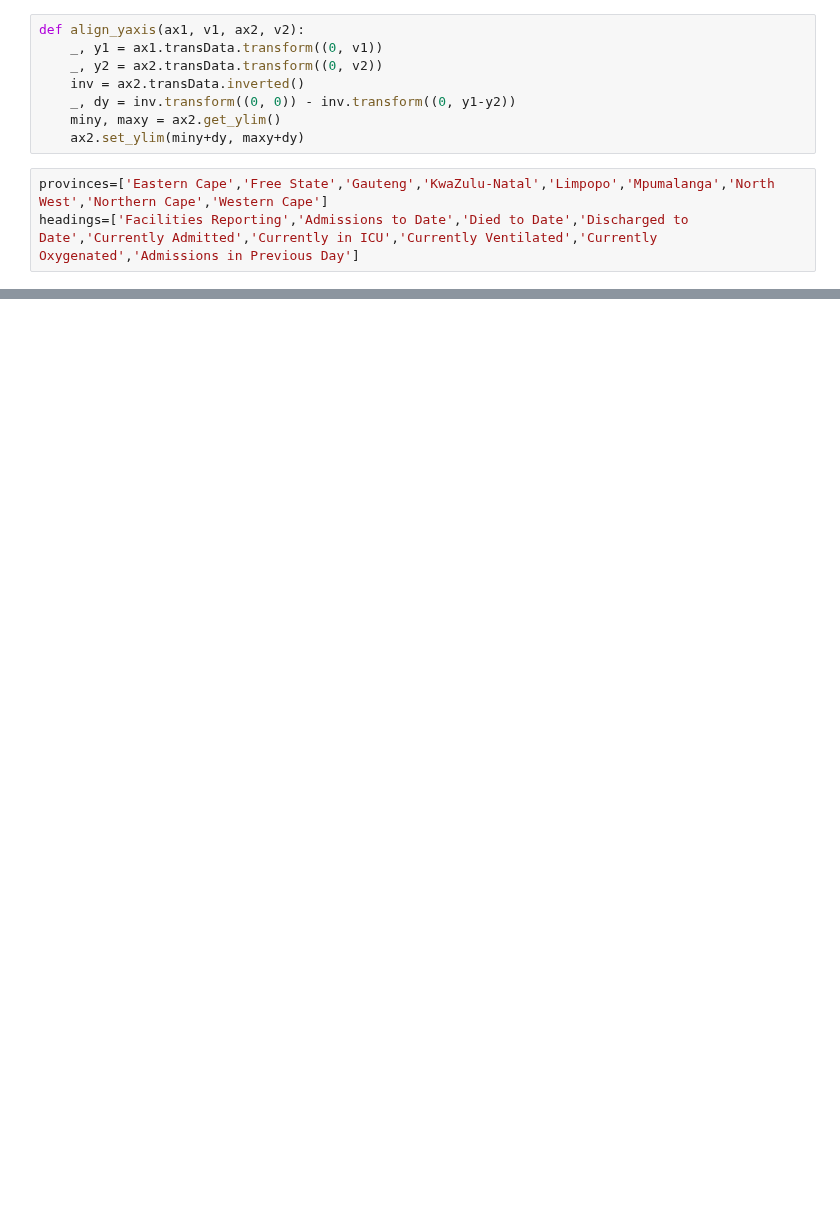
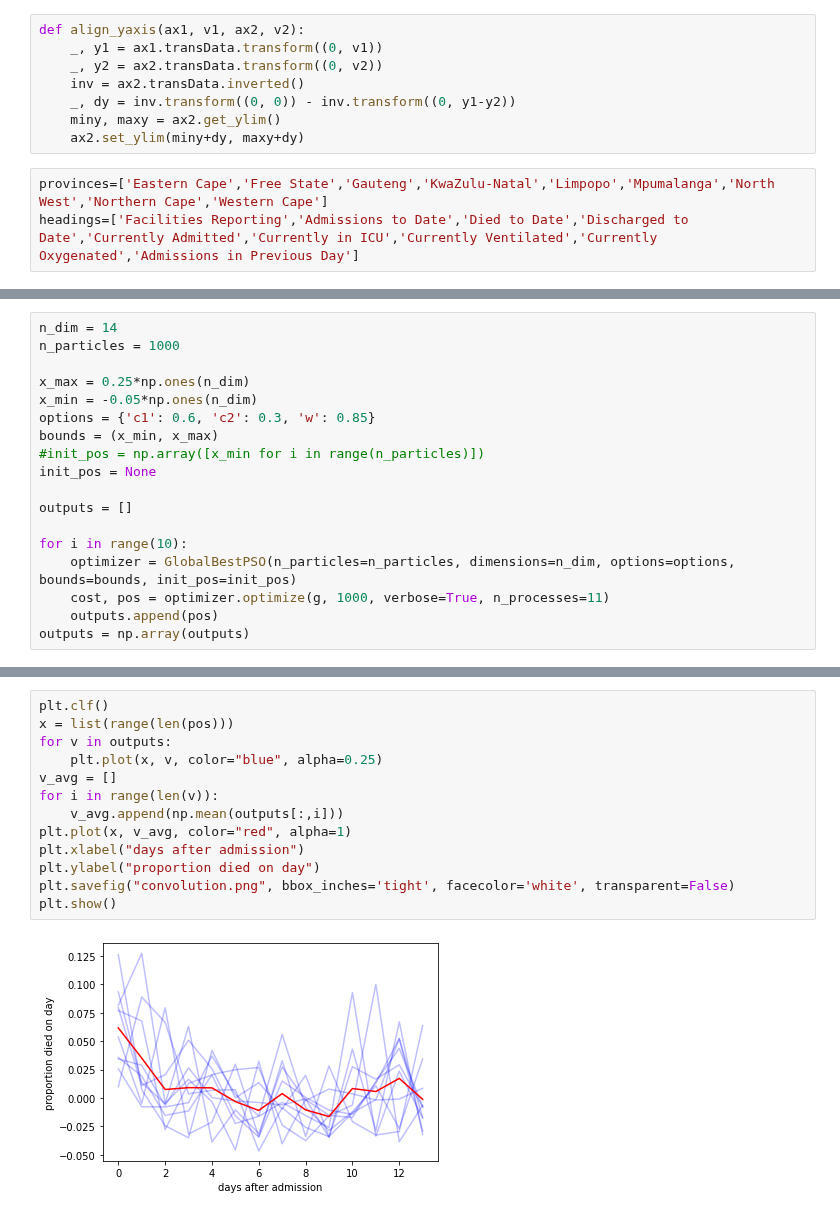
Before and after one commit to nicfreeman1209/covid-19, a Jupyter notebook: South Africa O/alex/graphs.ipynb, the cells around one changed output, grey strips where cells are left out. Drawn from its saved outputs; the diff is of its cells as text; blank space fills up the shorter version.

```diff
--- a/South Africa O/alex/graphs.ipynb
+++ b/South Africa O/alex/graphs.ipynb
@@ -84,0 +112,18 @@ for province in provinces:
+# %%
+n_dim = 14
+n_particles = 1000
+
+x_max = 0.25*np.ones(n_dim)
+x_min = -0.05*np.ones(n_dim)
+options = {'c1': 0.6, 'c2': 0.3, 'w': 0.85}
+bounds = (x_min, x_max)
+#init_pos = np.array([x_min for i in range(n_particles)])
+init_pos = None
+
+outputs = []
+
+for i in range(10):
+    optimizer = GlobalBestPSO(n_particles=n_particles, dimensions=n_dim, options=options, bounds=bounds, init_pos=init_pos)
+    cost, pos = optimizer.optimize(g, 1000, verbose=True, n_processes=11)
+    outputs.append(pos)
+outputs = np.array(outputs)
@@ -84,0 +148,15 @@ for province in provinces:
+# %%
+plt.clf()
+x = list(range(len(pos)))
+for v in outputs:
+    plt.plot(x, v, color="blue", alpha=0.25)
+v_avg = []
+for i in range(len(v)):
+    v_avg.append(np.mean(outputs[:,i]))
+plt.plot(x, v_avg, color="red", alpha=1)
+plt.xlabel("days after admission")
+plt.ylabel("proportion died on day")
+plt.savefig("convolution.png", bbox_inches='tight', facecolor='white', transparent=False)
+plt.show()
+# %% [output]
+[figure, added]
```
Also changed, not shown: parts of 5 cells of this notebook.
